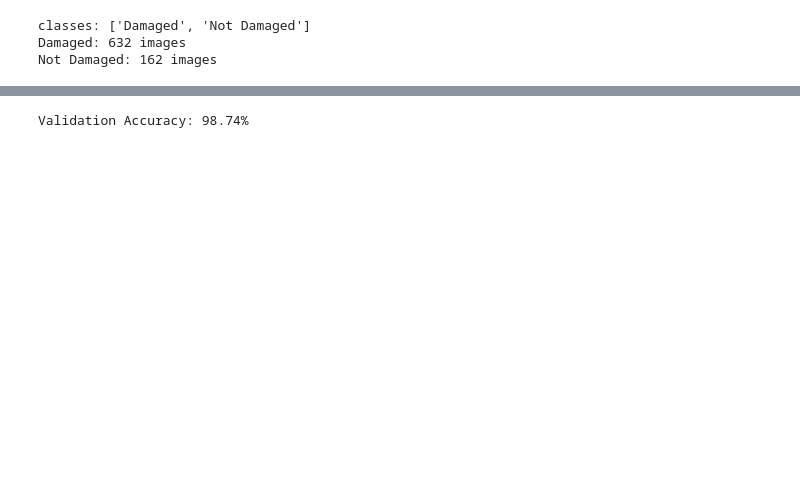
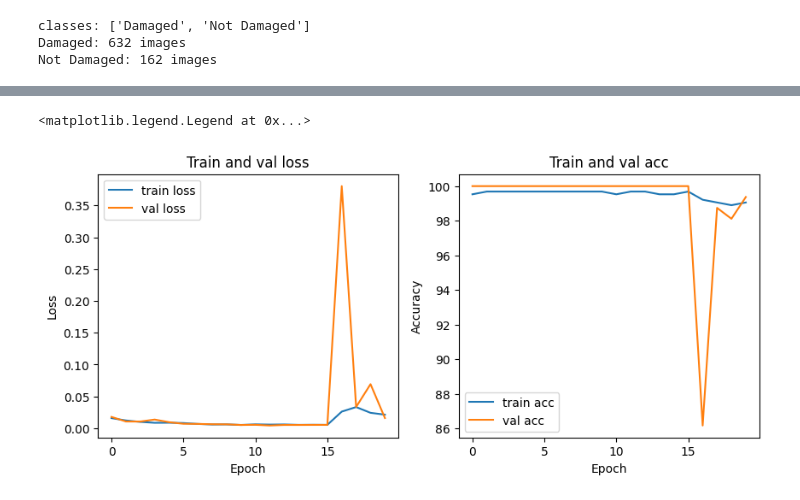
Before and after one commit to tuandung1625/Deep-learning---egg-detection, a Jupyter notebook: Model/nqminh/modeleggclassification-v1.ipynb, the cells around one changed output, grey strips where cells are left out. Saved outputs shown, nothing was run; the diff lists cells and outputs as text; code cells hidden in the pictures; blank space fills up the shorter version.

```diff
--- a/Model/nqminh/modeleggclassification-v1.ipynb
+++ b/Model/nqminh/modeleggclassification-v1.ipynb
@@ -139,17 +174,22 @@ Epoch [20/20] Loss: 0.0037 Train Acc: 99.84%
-# %%
-model.eval()
-correct = 0
-total = 0
-
-with torch.no_grad():
-    for images, labels in val_loader:
-        images, labels = images.to(device), labels.to(device)
-        outputs = model(images)
-        _, predicted = outputs.max(1)
-        total += labels.size(0)
-        correct += predicted.eq(labels).sum().item()
-
-val_acc = 100 * correct / total
-print(f"Validation Accuracy: {val_acc:.2f}%")
-# %% [output]
-Validation Accuracy: 98.74%
+# %%
+# plot loss and arr curve
+plt.figure(figsize=(10, 4))
+
+plt.subplot(1,2,1)
+plt.plot(train_losses, label="train loss")
+plt.plot(val_losses, label="val loss")
+plt.xlabel("Epoch")
+plt.ylabel("Loss")
+plt.title("Train and val loss")
+plt.legend()
+
+plt.subplot(1,2,2)
+plt.plot(train_accuracies, label="train acc")
+plt.plot(val_accuracies, label="val acc")
+plt.xlabel("Epoch")
+plt.ylabel("Accuracy")
+plt.title("Train and val acc")
+plt.legend()
+# %% [output]
+<matplotlib.legend.Legend at 0x...>
+[figure, added]
```
Also changed, not shown: parts of 5 cells of this notebook.
